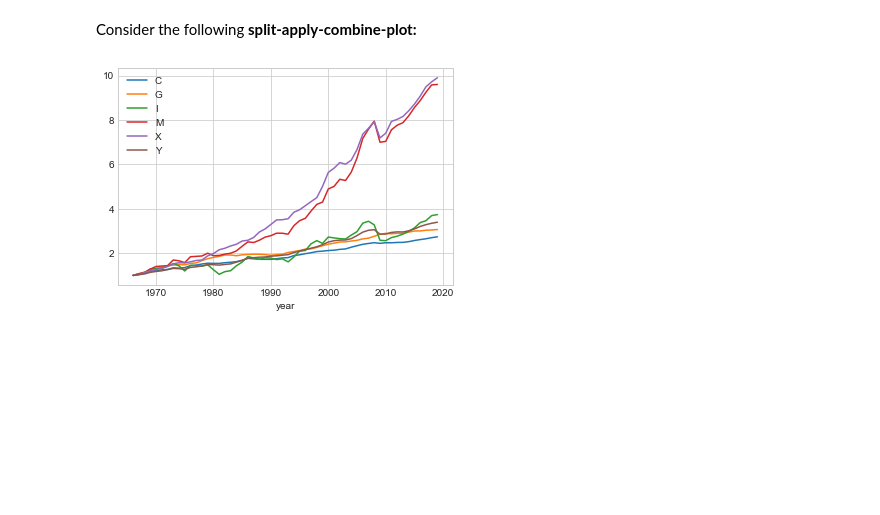
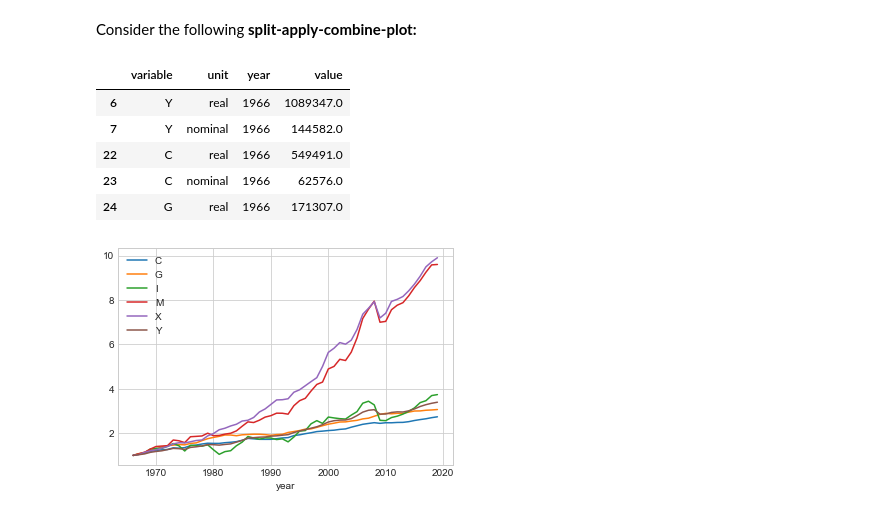
Before and after one commit to AskerNC/exercises-2020, a Jupyter notebook: PS4/problem_set_4.ipynb, the cells around one changed output. Saved outputs shown, nothing was run; the diff lists cells and outputs as text; code cells hidden in the pictures; blank space fills up the shorter version.

```diff
--- a/PS4/problem_set_4.ipynb
+++ b/PS4/problem_set_4.ipynb
@@ -223,3 +227,12 @@ Consider the following **split-apply-combine-plot:**
+# %%
+nah1_true.head()
+# %% [output]
+|  | variable | unit | year | value |
+| 6 | Y | real | 1966 | 1089347.0 |
+| 7 | Y | nominal | 1966 | 144582.0 |
+| 22 | C | real | 1966 | 549491.0 |
+| 23 | C | nominal | 1966 | 62576.0 |
+| 24 | G | real | 1966 | 171307.0 |
 # %%
 # a. split
 nah1_true_grouped = nah1_true.groupby(['variable','unit'])
```
Also changed, not shown: parts of 3 cells of this notebook, 1 other file.
